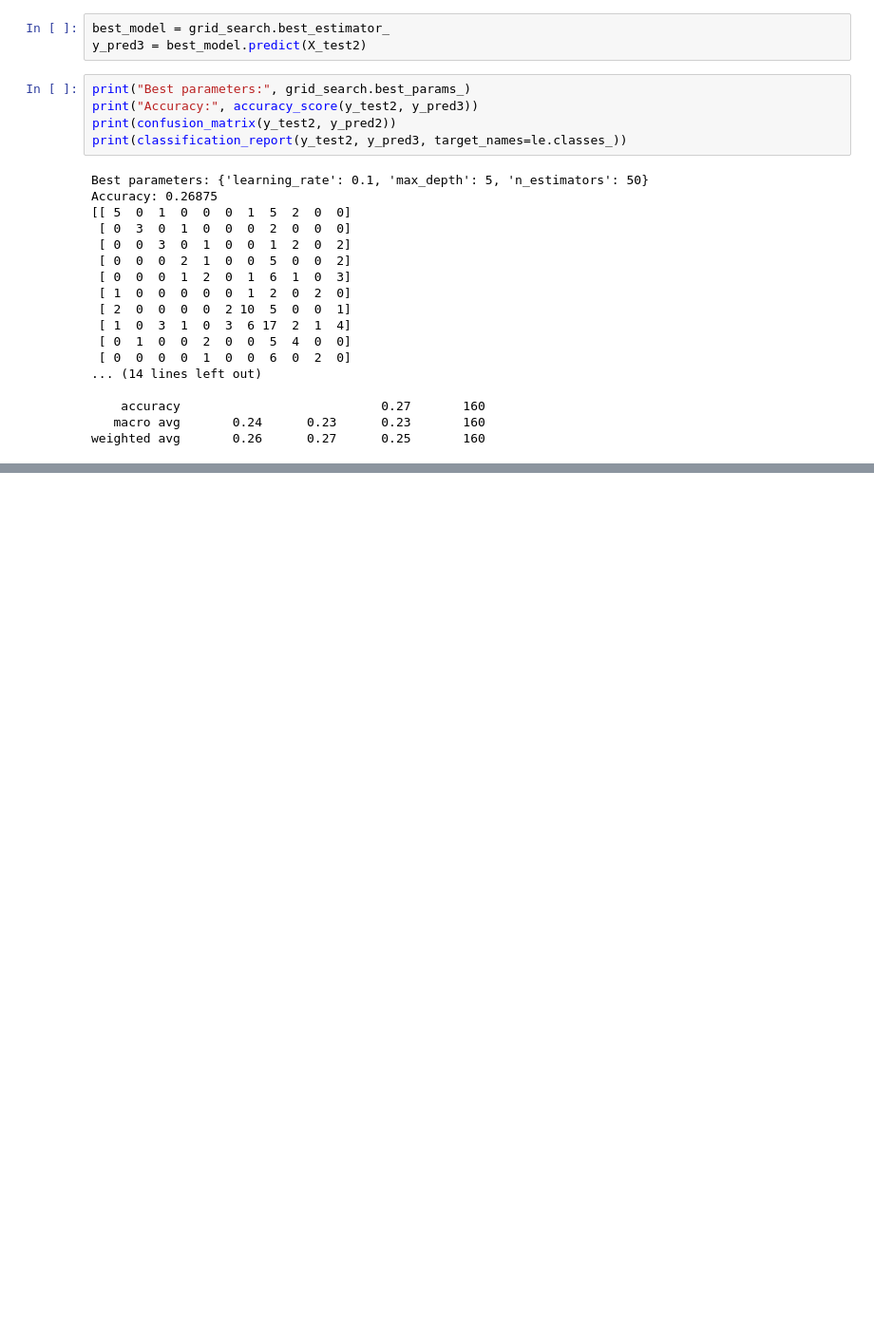
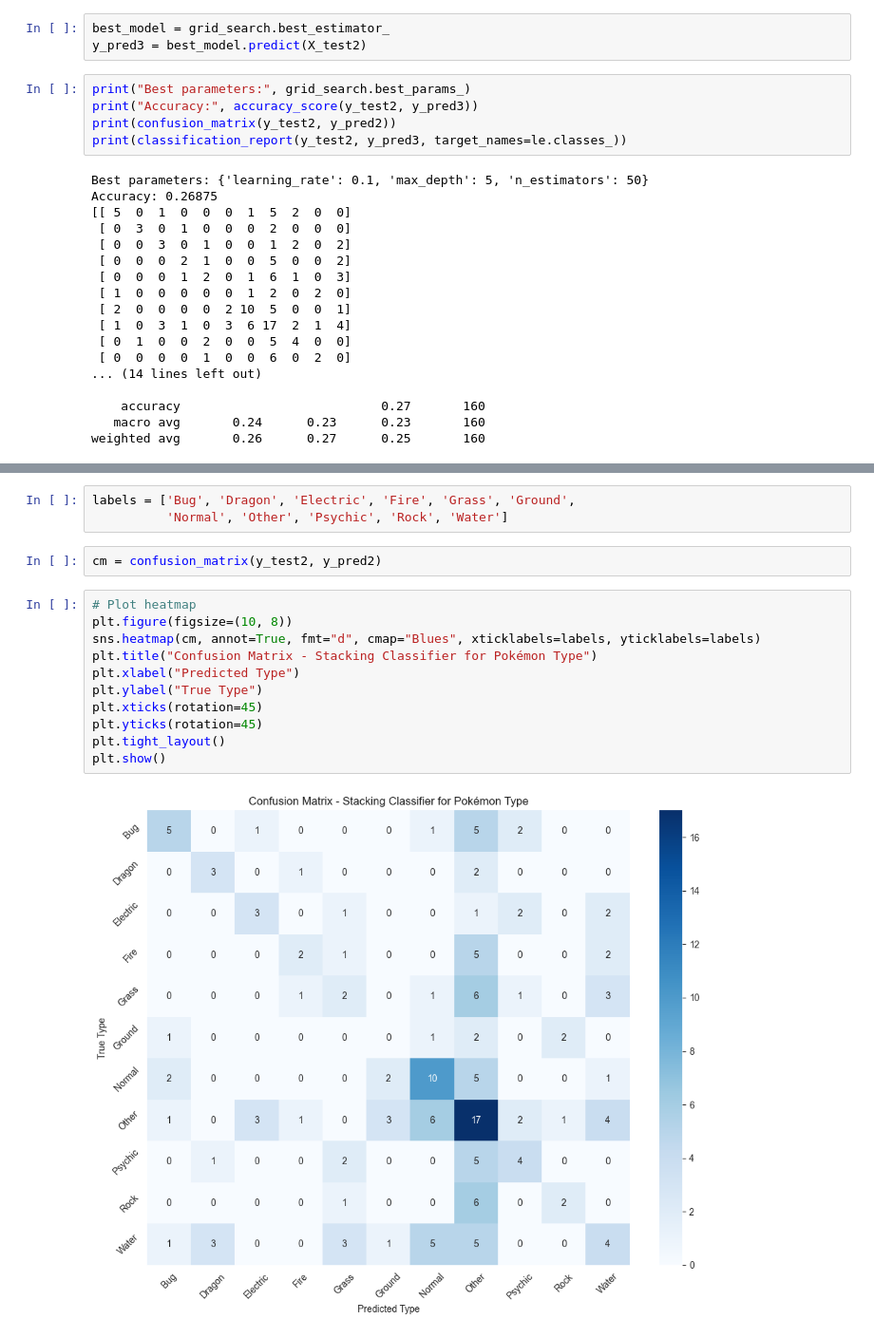
Before and after one commit to Barderus/pokemon-analysis, a Jupyter notebook: 02 - Prediction.ipynb, the cells around one changed output, grey strips where cells are left out. Shown at 95% size. Cells and saved outputs as stored; diff of their text form; blank space fills up the shorter version.

Commit message:
- Created models to predict pokemon type based on status

```diff
--- a/02 - Prediction.ipynb
+++ b/02 - Prediction.ipynb
@@ -575,0 +730,18 @@ weighted avg       0.26      0.27      0.25       160
+# %%
+labels = ['Bug', 'Dragon', 'Electric', 'Fire', 'Grass', 'Ground',
+          'Normal', 'Other', 'Psychic', 'Rock', 'Water']
+# %%
+cm = confusion_matrix(y_test2, y_pred2)
+# %%
+# Plot heatmap
+plt.figure(figsize=(10, 8))
+sns.heatmap(cm, annot=True, fmt="d", cmap="Blues", xticklabels=labels, yticklabels=labels)
+plt.title("Confusion Matrix - Stacking Classifier for Pokémon Type")
+plt.xlabel("Predicted Type")
+plt.ylabel("True Type")
+plt.xticks(rotation=45)
+plt.yticks(rotation=45)
+plt.tight_layout()
+plt.show()
+# %% [output]
+[figure, added]
```
Also changed, not shown: parts of 19 cells of this notebook.
